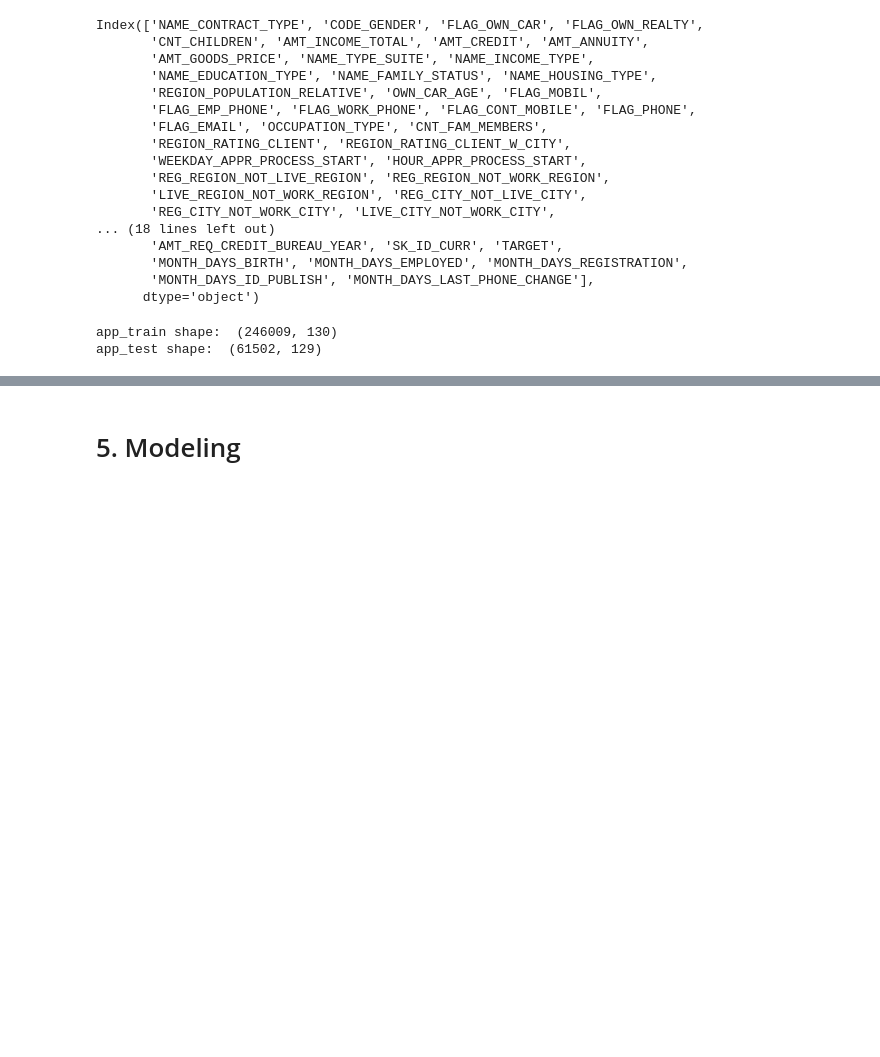
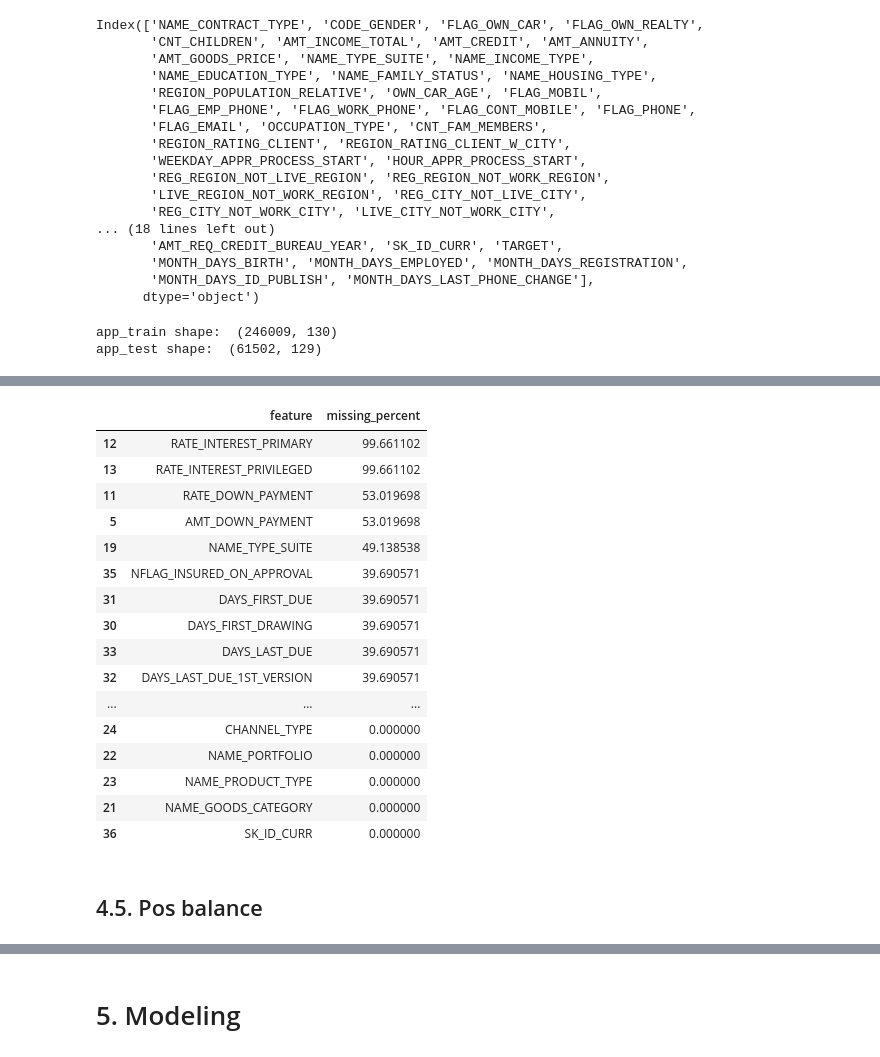
Before and after one commit to Hoaingocnguyen1/nothingelsehaha, a Jupyter notebook: Data_preprocessing.ipynb, the cells around one changed output, grey strips where cells are left out. Cells and saved outputs as stored; diff of their text form; code cells hidden in the pictures; blank space fills up the shorter version.

```diff
--- a/Data_preprocessing.ipynb
+++ b/Data_preprocessing.ipynb
@@ -1010,0 +1199,22 @@ test[categorical_columns] = categorical_imputer.transform(test[categorical_colum
+# %%
+check_missing_value_col(previous,-1)
+# %% [output]
+|  | feature | missing_percent |
+| 12 | RATE_INTEREST_PRIMARY | 99.661102 |
+| 13 | RATE_INTEREST_PRIVILEGED | 99.661102 |
+| 11 | RATE_DOWN_PAYMENT | 53.019698 |
+| 5 | AMT_DOWN_PAYMENT | 53.019698 |
+| 19 | NAME_TYPE_SUITE | 49.138538 |
+| 35 | NFLAG_INSURED_ON_APPROVAL | 39.690571 |
+| 31 | DAYS_FIRST_DUE | 39.690571 |
+| 30 | DAYS_FIRST_DRAWING | 39.690571 |
+| 33 | DAYS_LAST_DUE | 39.690571 |
+| 32 | DAYS_LAST_DUE_1ST_VERSION | 39.690571 |
+| ... | ... | ... |
+| 24 | CHANNEL_TYPE | 0.000000 |
+| 22 | NAME_PORTFOLIO | 0.000000 |
+| 23 | NAME_PRODUCT_TYPE | 0.000000 |
+| 21 | NAME_GOODS_CATEGORY | 0.000000 |
+| 36 | SK_ID_CURR | 0.000000 |
+# %% [markdown]
+## 4.5. Pos balance
```
Also changed, not shown: parts of 28 cells of this notebook.
